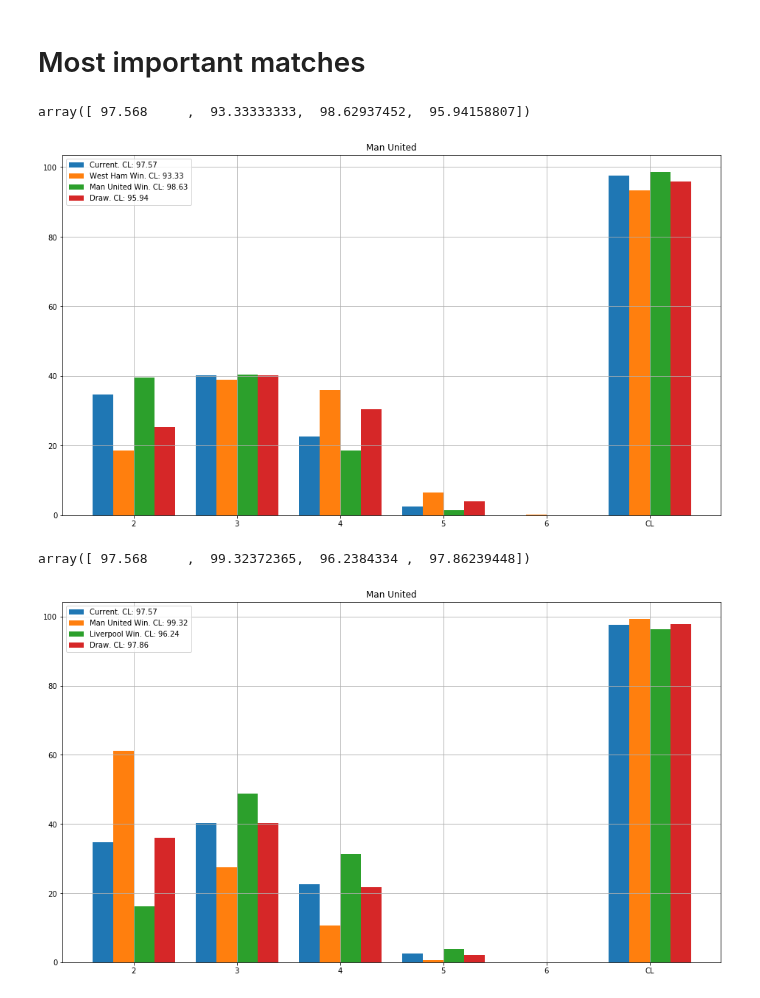
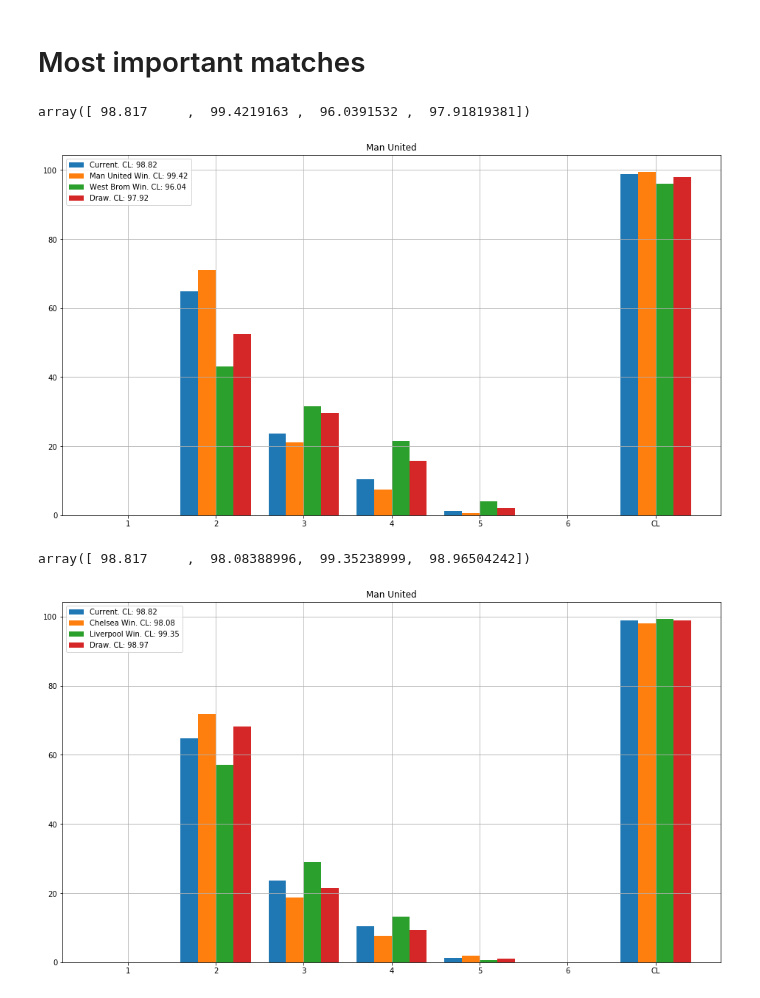
Before and after one commit to tchnvkng/python_notebooks, a Jupyter notebook: premier_league/pl2.ipynb, the cells around one changed output. Drawn from its saved outputs; the diff is of its cells as text; code cells hidden in the pictures.

```diff
--- a/premier_league/pl2.ipynb
+++ b/premier_league/pl2.ipynb
@@ -16,13 +16,17 @@ urls = {'EN': 'http://www.football-data.co.uk/mmz4281/1718/E0.csv',
 urls = {'EN': 'http://www.football-data.co.uk/mmz4281/1718/E0.csv',
                           'ES': 'http://www.football-data.co.uk/mmz4281/1718/SP1.csv'
                           }
+urls1617 = {'EN': 'http://www.football-data.co.uk/mmz4281/1617/E0.csv',
+                          'ES': 'http://www.football-data.co.uk/mmz4281/1617/SP1.csv'
+                          }
 # %%
+all_data1617=get_data(urls1617)
 all_data=get_data(urls)
 #all_data['EN']=add_match(all_data['EN'],'Liverpool',2,'Newcastle',0)
 #all_data['EN']=add_match(all_data['EN'],'Tottenham',2,'Huddersfield',0)
 #all_data['EN']=add_match(all_data['EN'],'Brighton',2,'Arsenal',1)
 #all_data['EN']=add_match(all_data['EN'],'Man City',1,'Chelsea',0)
-#all_data['EN']=add_match(all_data['EN'],'Crystal Palace',2,'Man United',3)
+all_data['EN']=add_match(all_data['EN'],'Man United',2,'Liverpool',1)
 all_data['EN'].tail(5)
 # %% [output]
 |  | Date | HomeTeam | AwayTeam | FTHG | FTAG |
@@ -53,3 +38,17 @@ teams=calibrate(teams,all_data)
+# %%
+all_data1617['EN'].tail(5)
+teams1617 = create_teams(all_data1617)
+teams1617=calibrate(teams1617,all_data1617)
+for _x in teams1617:
+    teams1617[_x].forget()
+teams1718 = create_teams(all_data)
+teams=dict()
+for _x in teams1718:
+    if _x in teams1617:
+        teams[_x]=teams1617[_x]
+    else:
+        teams[_x]=teams1718[_x]
+teams=calibrate(teams,all_data)
 # %%
 EnglishTeams={x:teams[x] for x in teams if teams[x].country=='EN'}
 PremierLeague=Season(EnglishTeams)
@@ -98,13 +97,13 @@ matches=np.array(matches)
 the_match=matches[imp.argmax()]
 PremierLeague.what_if(the_match,ref_team=ref_team)
 # %% [output]
-array([ 97.568     ,  93.33333333,  98.62937452,  95.94158807])
+array([ 98.817     ,  99.4219163 ,  96.0391532 ,  97.91819381])
-[figure, old version]
+[figure, new version]
 # %%
-PremierLeague.what_if('Man United v Liverpool',ref_team=ref_team)
+PremierLeague.what_if('Chelsea v Liverpool',ref_team=ref_team)
 # %% [output]
-array([ 97.568     ,  99.32372365,  96.2384334 ,  97.86239448])
+array([ 98.817     ,  98.08388996,  99.35238999,  98.96504242])
-[figure, old version]
+[figure, new version]
 # %%
 i_sort=(-imp).argsort()
 matches=matches[i_sort]
```
Also changed, not shown: parts of 15 cells of this notebook, 1 other file.
